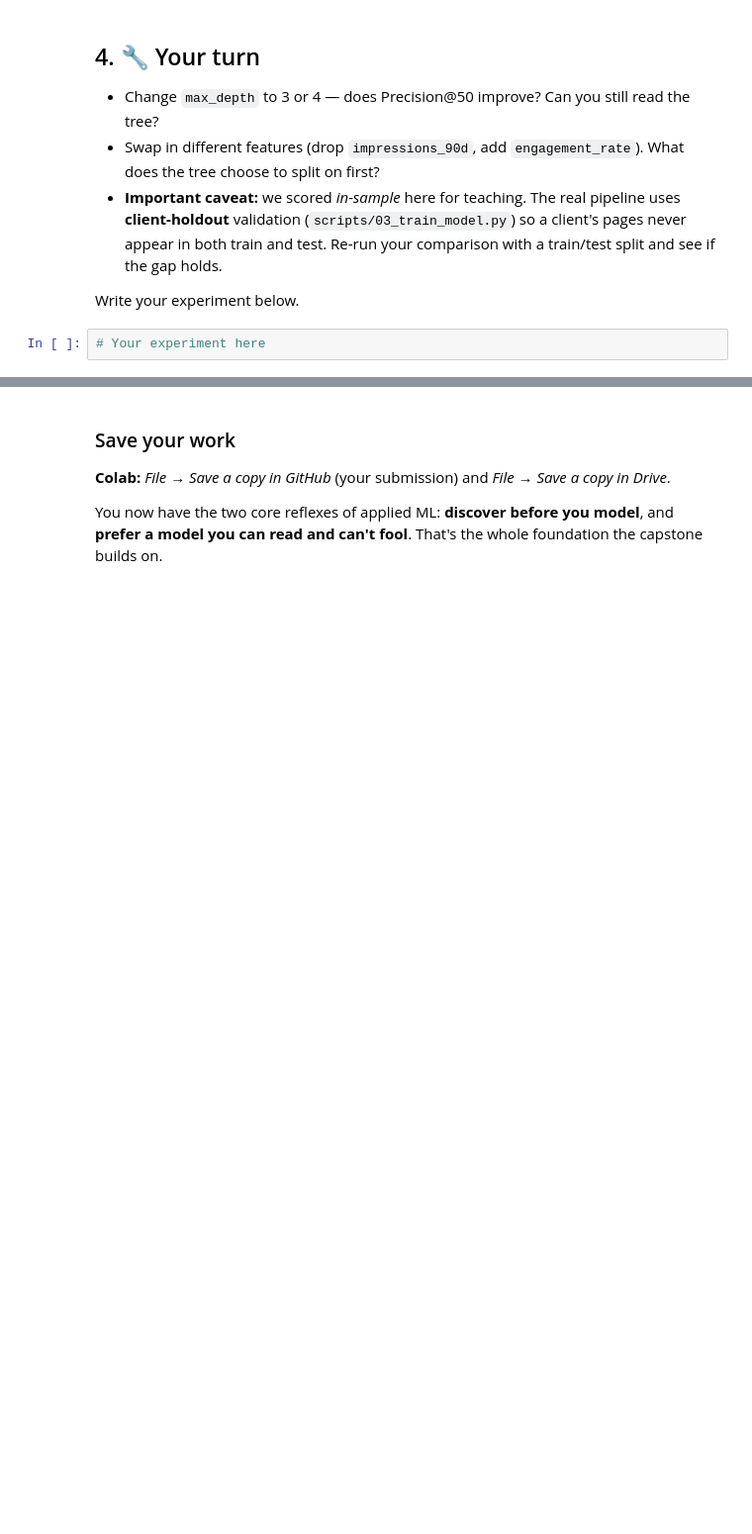
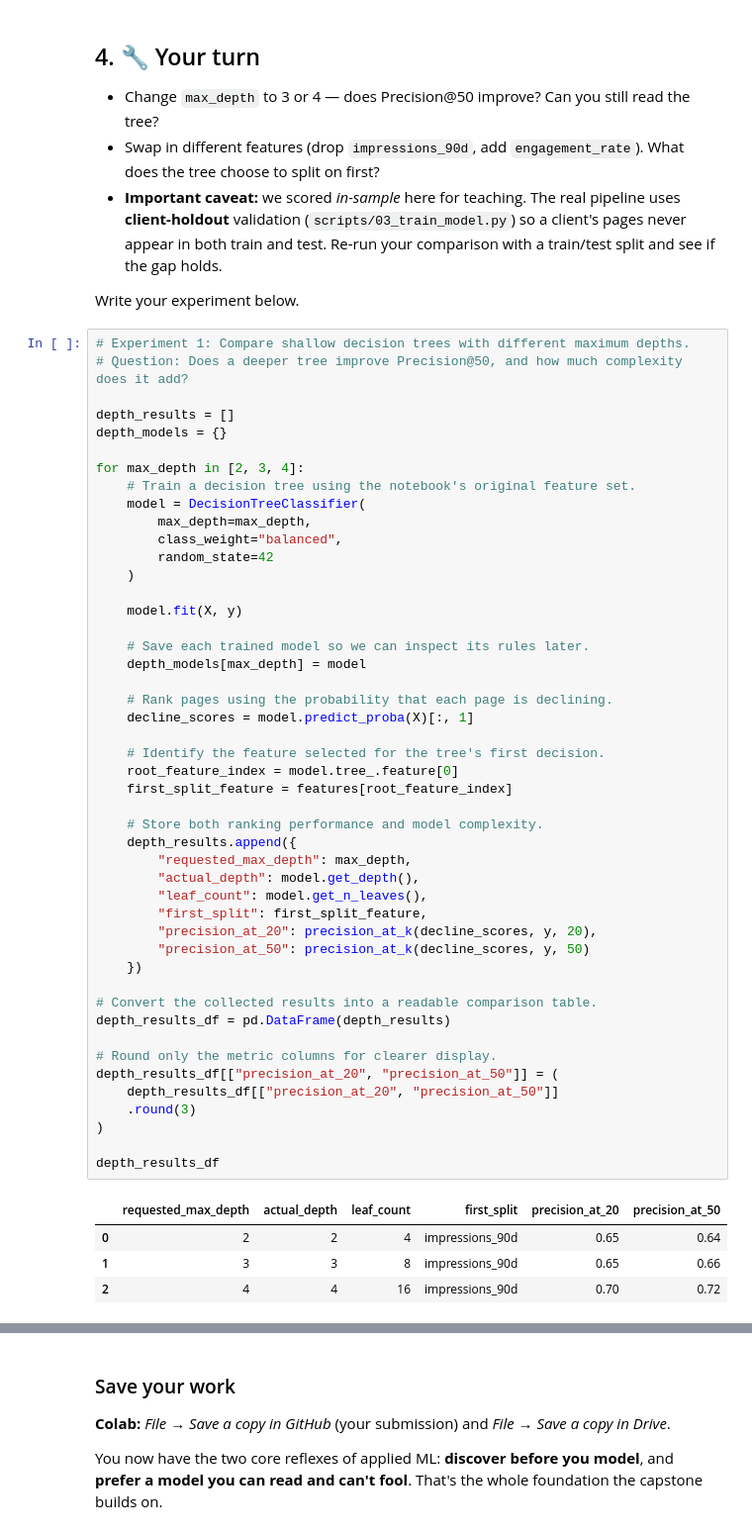
Before and after one commit to NourhanFarag/nourhan-flyrank-ml-internship, a Jupyter notebook: notebooks/02_your_first_readable_model.ipynb, the cells around one changed output, grey strips where cells are left out. Shown at 99% size. Cells and saved outputs as stored; diff of their text form; blank space fills up the shorter version.

```diff
--- a/notebooks/02_your_first_readable_model.ipynb
+++ b/notebooks/02_your_first_readable_model.ipynb
@@ -100,5 +145,55 @@ That's also why the starter data ships **only observable signals** — the produ
 - **Important caveat:** we scored *in-sample* here for teaching. The real pipeline uses **client-holdout** validation (`scripts/03_train_model.py`) so a client's pages never appear in both train and test. Re-run your comparison with a train/test split and see if the gap holds.
 
 Write your experiment below.
-# %%
-# Your experiment here
+# %%
+# Experiment 1: Compare shallow decision trees with different maximum depths.
+# Question: Does a deeper tree improve Precision@50, and how much complexity does it add?
+
+depth_results = []
+depth_models = {}
+
+for max_depth in [2, 3, 4]:
+    # Train a decision tree using the notebook's original feature set.
+    model = DecisionTreeClassifier(
+        max_depth=max_depth,
+        class_weight="balanced",
+        random_state=42
+    )
+
+    model.fit(X, y)
+
+    # Save each trained model so we can inspect its rules later.
+    depth_models[max_depth] = model
+
+    # Rank pages using the probability that each page is declining.
+    decline_scores = model.predict_proba(X)[:, 1]
+
+    # Identify the feature selected for the tree's first decision.
+    root_feature_index = model.tree_.feature[0]
+    first_split_feature = features[root_feature_index]
+
+    # Store both ranking performance and model complexity.
+    depth_results.append({
+        "requested_max_depth": max_depth,
+        "actual_depth": model.get_depth(),
+        "leaf_count": model.get_n_leaves(),
+        "first_split": first_split_feature,
+        "precision_at_20": precision_at_k(decline_scores, y, 20),
+        "precision_at_50": precision_at_k(decline_scores, y, 50)
+    })
+
+# Convert the collected results into a readable comparison table.
+depth_results_df = pd.DataFrame(depth_results)
+
+# Round only the metric columns for clearer display.
+depth_results_df[["precision_at_20", "precision_at_50"]] = (
+    depth_results_df[["precision_at_20", "precision_at_50"]]
+    .round(3)
+)
+
+depth_results_df
+# %% [output]
+|  | requested_max_depth | actual_depth | leaf_count | first_split | precision_at_20 | precision_at_50 |
+| 0 | 2 | 2 | 4 | impressions_90d | 0.65 | 0.64 |
+| 1 | 3 | 3 | 8 | impressions_90d | 0.65 | 0.66 |
+| 2 | 4 | 4 | 16 | impressions_90d | 0.70 | 0.72 |
```
Also changed, not shown: parts of 12 cells of this notebook.
